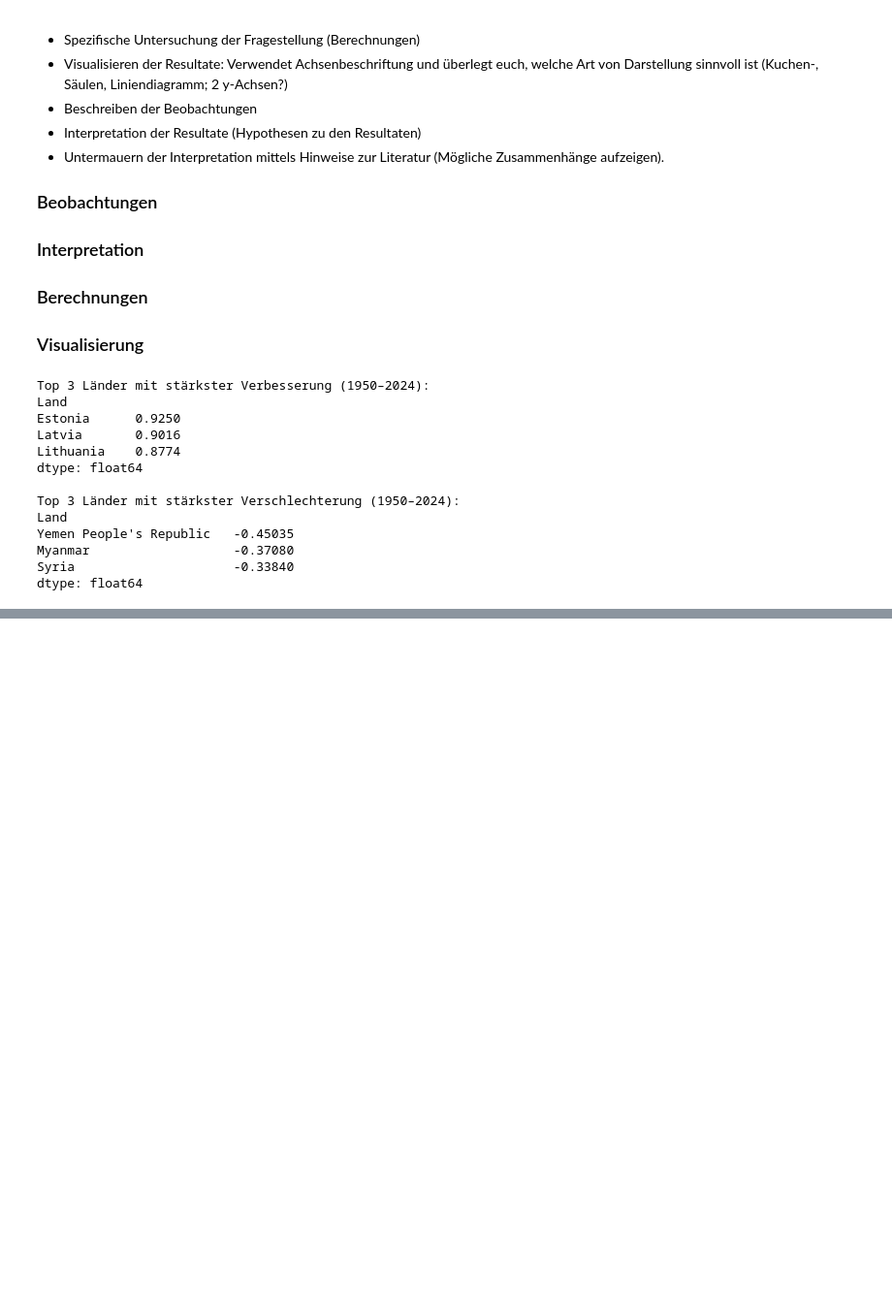
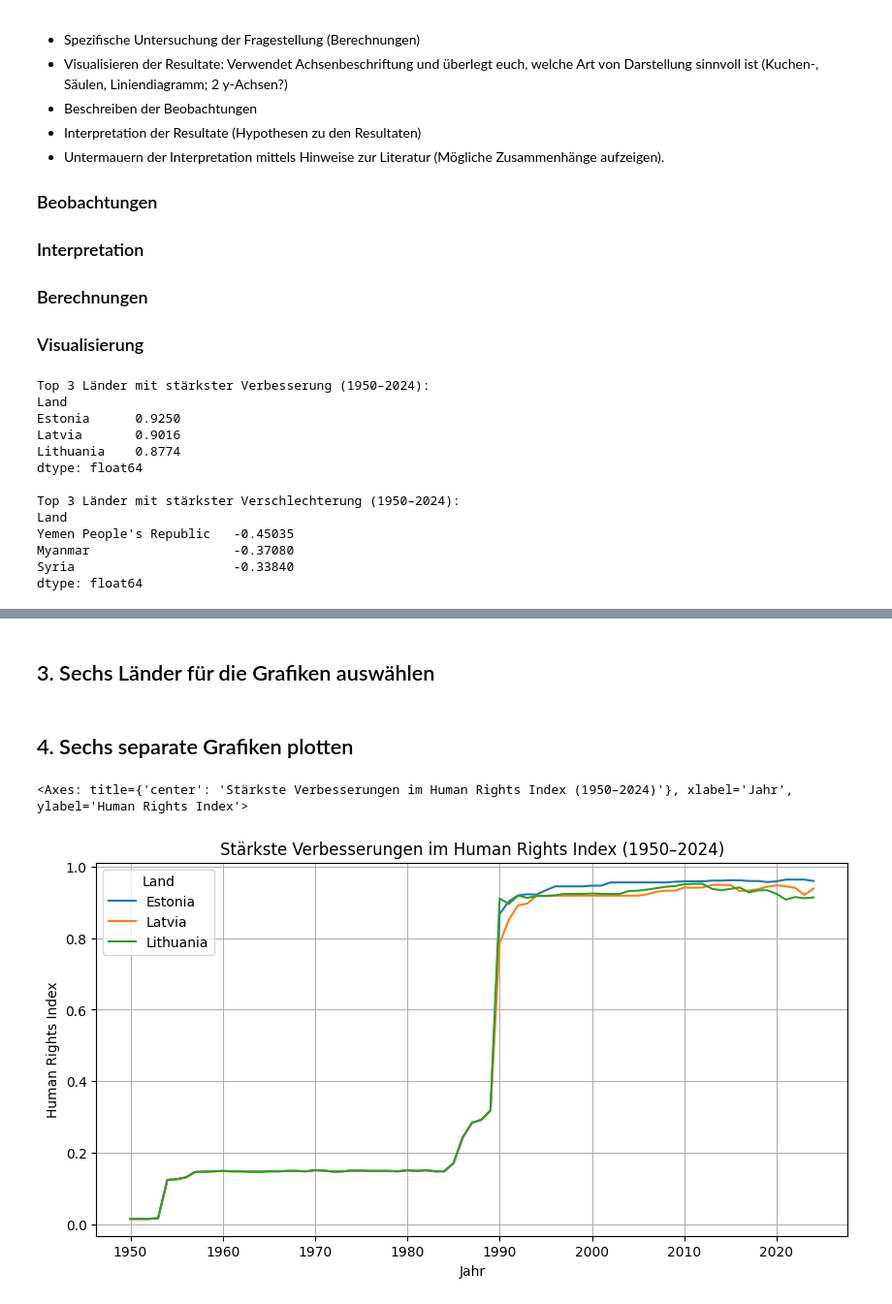
Before and after one commit to haschdav/LN-Python, a Jupyter notebook: LN_Python.ipynb, the cells around one changed output, grey strips where cells are left out. Shown: that part at 97% size. Saved outputs shown, nothing was run; the diff lists cells and outputs as text; code cells hidden in the pictures; blank space fills up the shorter version.

```diff
--- a/LN_Python.ipynb
+++ b/LN_Python.ipynb
@@ -189,0 +250,11 @@ dtype: float64
+# %%
+
+# Zeitraum filtern
+df_filtered = df[(df["Jahr"] >= 1950) & (df["Jahr"] <= 2024)]
+
+# Pivot-Tabelle: Jahre als Index, Länder als Spalten
+pivot = df_filtered.pivot_table(
+    index="Jahr",
+    columns="Land",
+    values="Human Rights Index"
+)
@@ -189,0 +263,19 @@ dtype: float64
+# %%
+# Start- und Endwerte
+start_values = pivot.loc[1950]
+end_values = pivot.loc[2024]
+
+# Differenz berechnen
+diff = end_values - start_values
+
+# 3 Länder mit stärkster Verbesserung
+top_improvements = diff.sort_values(ascending=False).head(3)
+
+# 3 Länder mit stärkster Verschlechterung
+top_declines = diff.sort_values(ascending=True).head(3)
+
+print("🔹 Stärkste Verbesserungen zwischen 1950 und 2024:")
+print(top_improvements)
+
+print("\n🔹 Stärkste Verschlechterungen zwischen 1950 und 2024:")
+print(top_declines)
@@ -189,0 +296,20 @@ dtype: float64
+# %% [markdown]
+## 3. Sechs Länder für die Grafiken auswählen
+# %%
+# Wir wählen die Top 3 Verbesserungen / Top 3 Verschlechterungen
+laender1 = list(top_improvements.index)
+laender2 = list(top_declines.index)
+# %% [markdown]
+## 4. Sechs separate Grafiken plotten
+# %%
+# pivot enthält die Zeitreihen
+pivot[laender1].plot(
+    title="Stärkste Verbesserungen im Human Rights Index (1950–2024)",
+    xlabel="Jahr",
+    ylabel="Human Rights Index",
+    grid=True,
+    figsize=(10, 5)
+)
+# %% [output]
+<Axes: title={'center': 'Stärkste Verbesserungen im Human Rights Index (1950–2024)'}, xlabel='Jahr', ylabel='Human Rights Index'>
+[figure, added]
```
Also changed, not shown: parts of 8 cells of this notebook.
